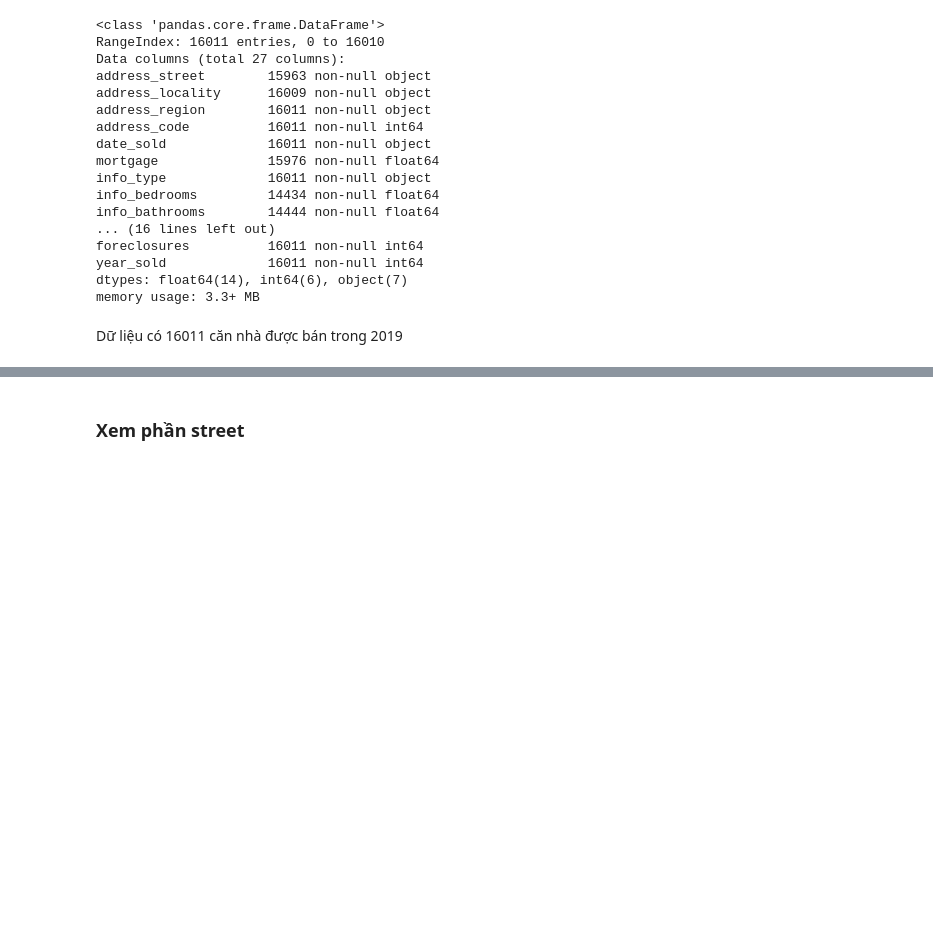
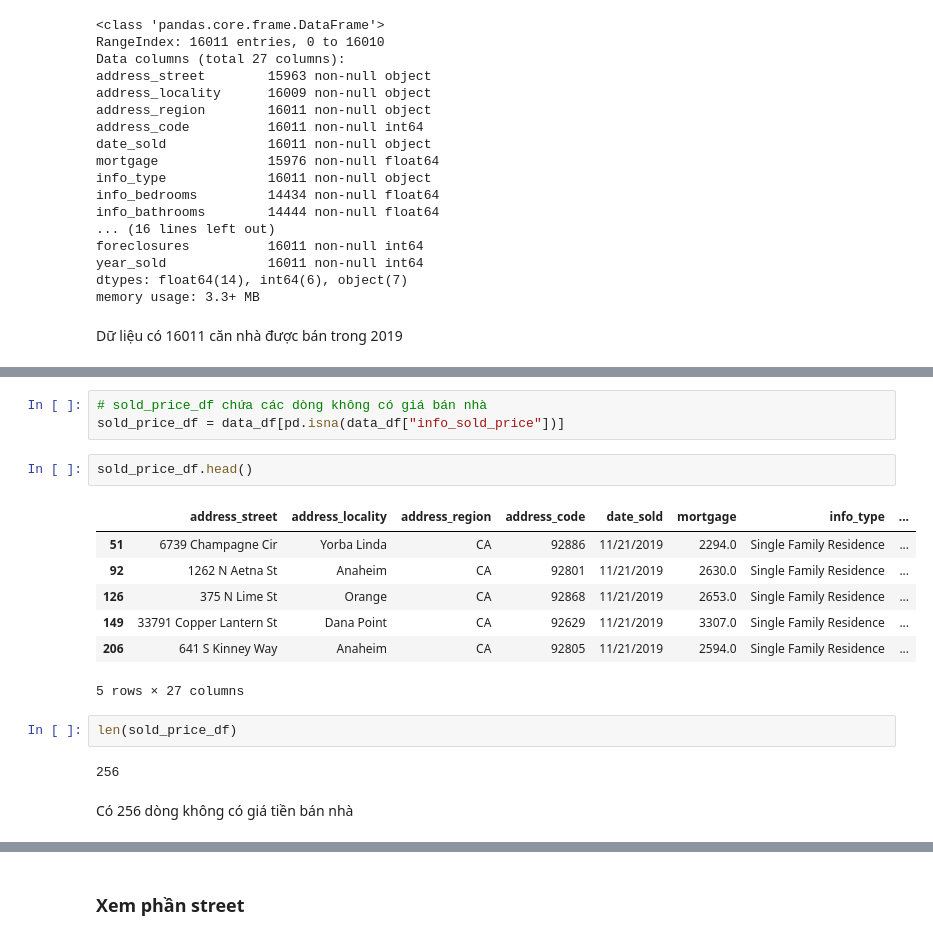
Before and after one commit to dpnam/DS-Final-Project, a Jupyter notebook: real-estate-California/HousePrice_California.ipynb, the cells around one changed output, grey strips where cells are left out. Drawn from its saved outputs; the diff is of its cells as text; blank space fills up the shorter version.

```diff
--- a/real-estate-California/HousePrice_California.ipynb
+++ b/real-estate-California/HousePrice_California.ipynb
@@ -662,0 +647,19 @@ Dữ liệu có 16011 căn nhà được bán trong 2019
+# %%
+# sold_price_df chứa các dòng không có giá bán nhà
+sold_price_df = data_df[pd.isna(data_df["info_sold_price"])]
+# %%
+sold_price_df.head()
+# %% [output]
+|  | address_street | address_locality | address_region | address_code | date_sold | mortgage | info_type | ... |
+| 51 | 6739 Champagne Cir | Yorba Linda | CA | 92886 | 11/21/2019 | 2294.0 | Single Family Residence | ... |
+| 92 | 1262 N Aetna St | Anaheim | CA | 92801 | 11/21/2019 | 2630.0 | Single Family Residence | ... |
+| 126 | 375 N Lime St | Orange | CA | 92868 | 11/21/2019 | 2653.0 | Single Family Residence | ... |
+| 149 | 33791 Copper Lantern St | Dana Point | CA | 92629 | 11/21/2019 | 3307.0 | Single Family Residence | ... |
+| 206 | 641 S Kinney Way | Anaheim | CA | 92805 | 11/21/2019 | 2594.0 | Single Family Residence | ... |
+5 rows × 27 columns
+# %%
+len(sold_price_df)
+# %% [output]
+256
+# %% [markdown]
+Có 256 dòng không có giá tiền bán nhà
```
Also changed, not shown: parts of 53 cells of this notebook, 1 other file.
